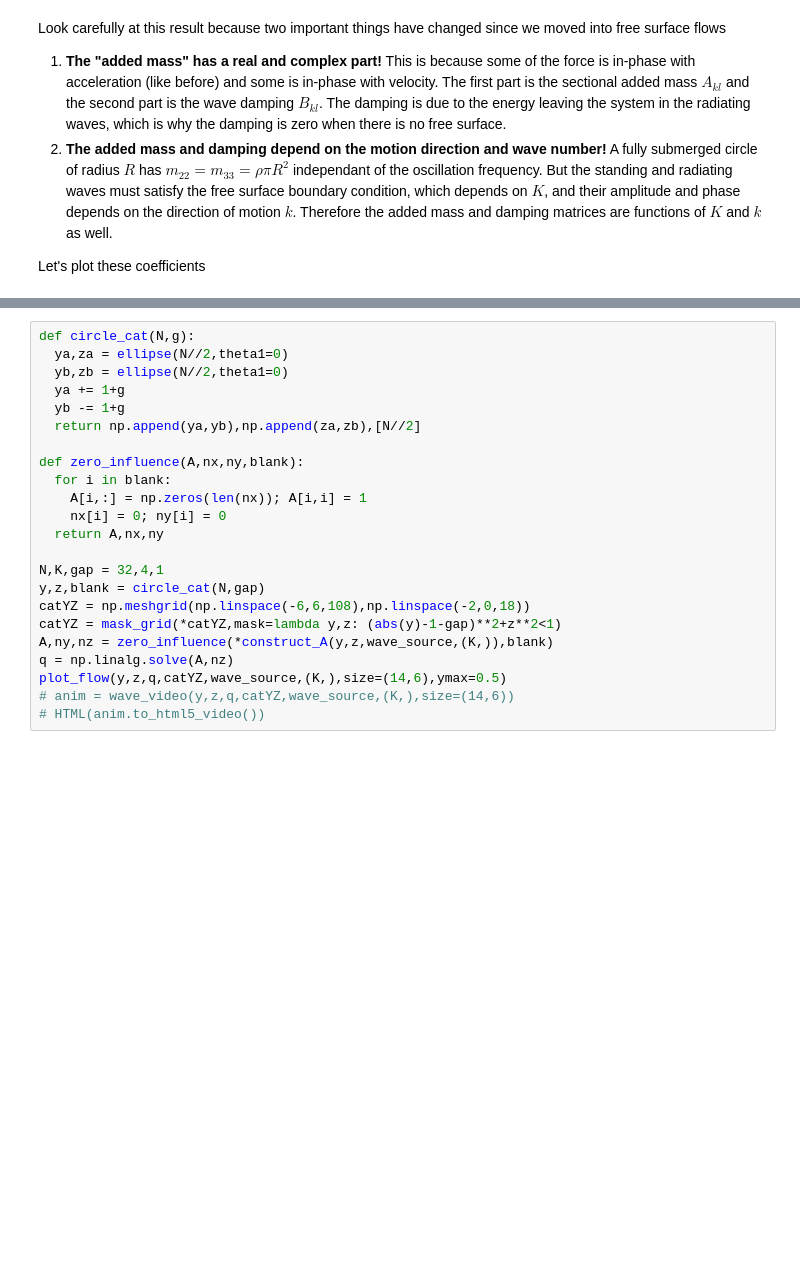
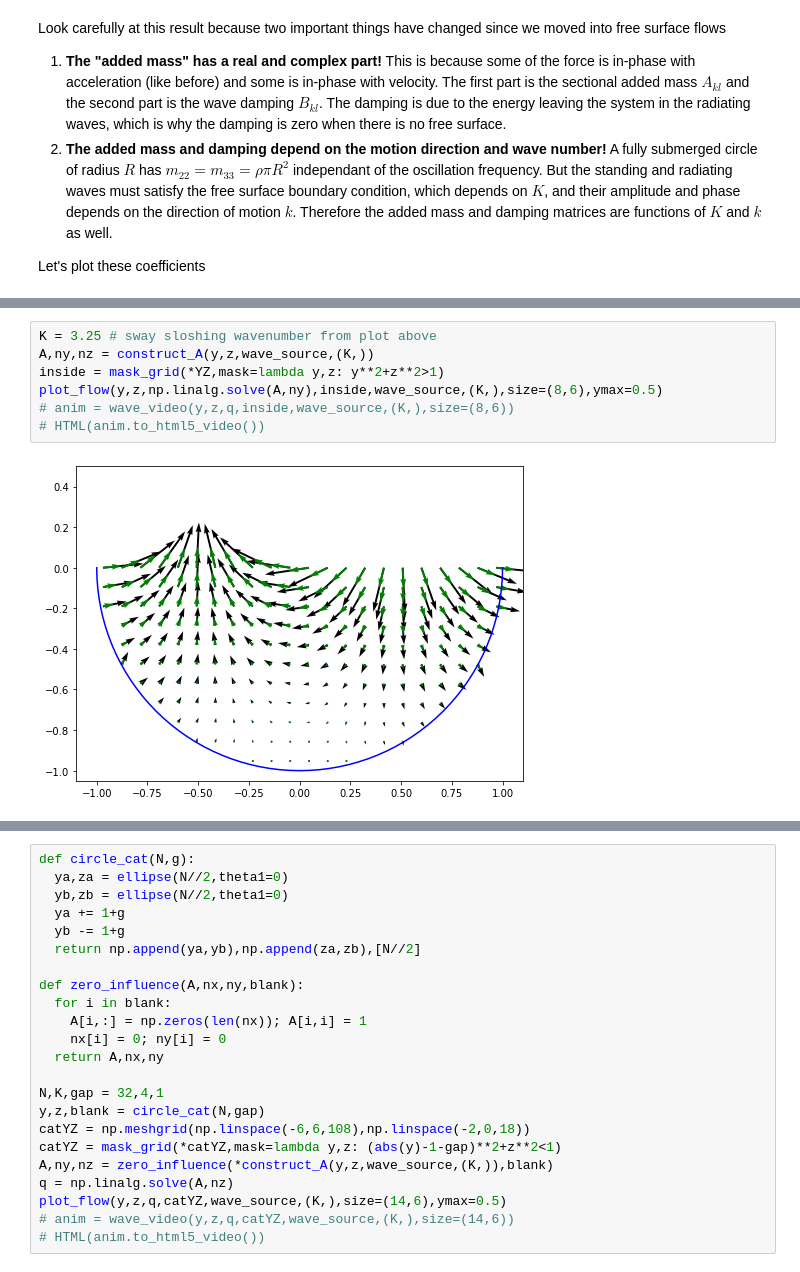
Before and after one commit to weymouth/MarineHydro, a Jupyter notebook: notebooks/panel_method.ipynb, the cells around one changed output, grey strips where cells are left out. Saved outputs shown, nothing was run; the diff lists cells and outputs as text; blank space fills up the shorter version.

```diff
--- a/notebooks/panel_method.ipynb
+++ b/notebooks/panel_method.ipynb
@@ -445,0 +430,9 @@ Yes, and this is the classic approach (since it play nice with analytic models)
+# %%
+K = 3.25 # sway sloshing wavenumber from plot above
+A,ny,nz = construct_A(y,z,wave_source,(K,))
+inside = mask_grid(*YZ,mask=lambda y,z: y**2+z**2>1)
+plot_flow(y,z,np.linalg.solve(A,ny),inside,wave_source,(K,),size=(8,6),ymax=0.5)
+# anim = wave_video(y,z,q,inside,wave_source,(K,),size=(8,6))
+# HTML(anim.to_html5_video())
+# %% [output]
+[figure, added]
```
Also changed, not shown: parts of 5 cells of this notebook.
